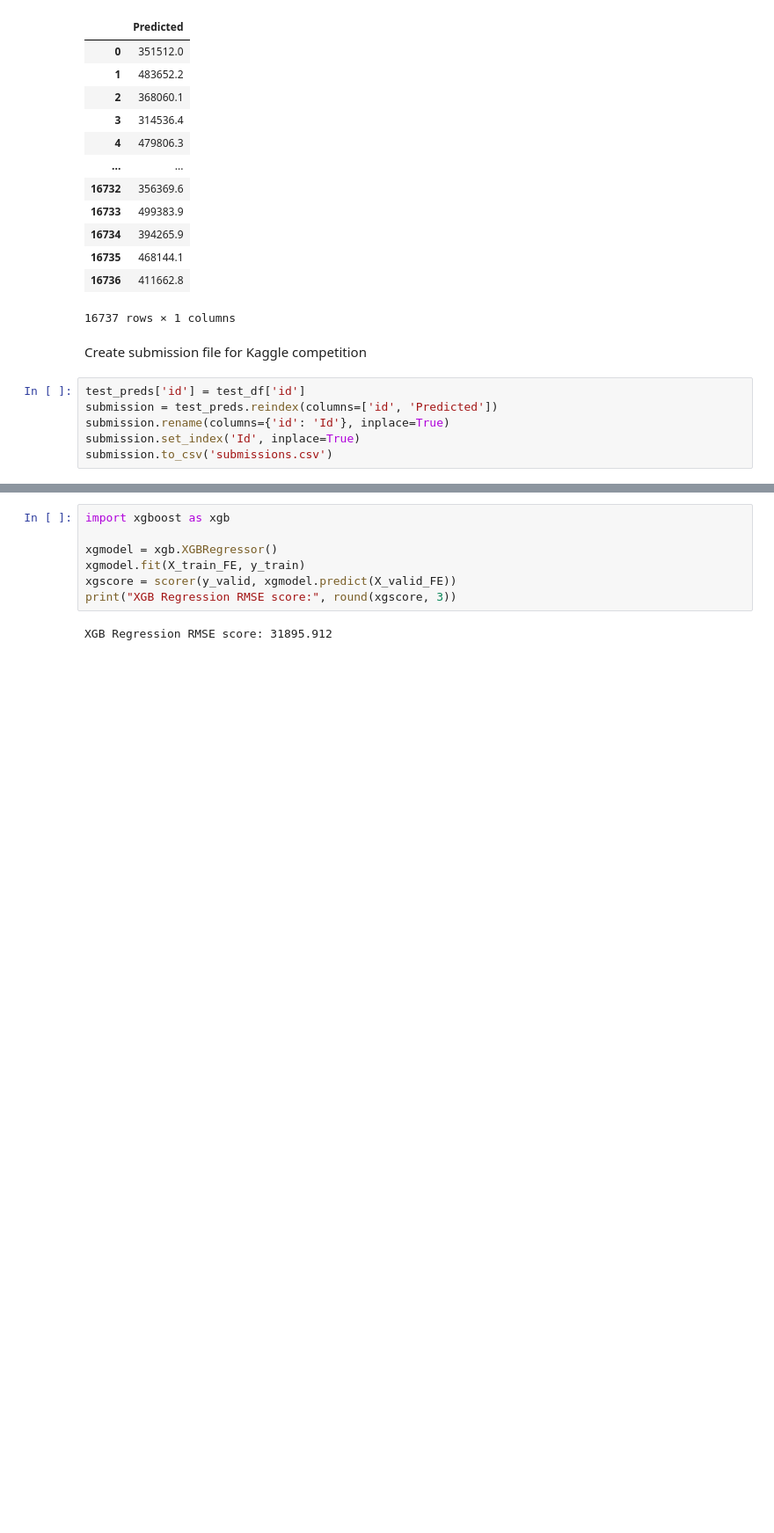
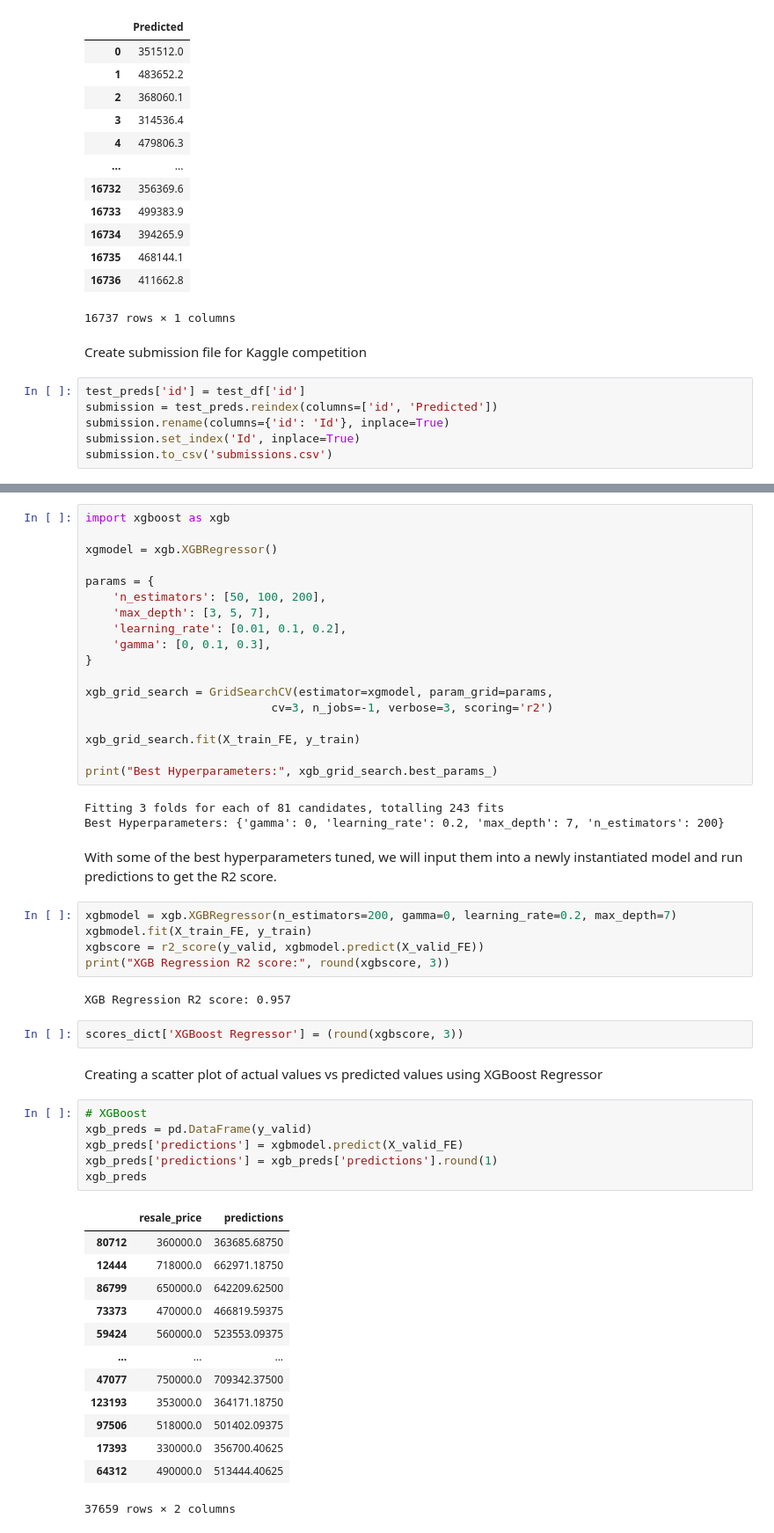
Before and after one commit to qileaf/hdb_predictions, a Jupyter notebook: Project_2_HDB_Regression.ipynb, the cells around one changed output, grey strips where cells are left out. Shown at 88% size. Drawn from its saved outputs; the diff is of its cells as text; blank space fills up the shorter version.

```diff
--- a/Project_2_HDB_Regression.ipynb
+++ b/Project_2_HDB_Regression.ipynb
@@ -911,9 +926,54 @@ Using XGBoost's Regressor model, even before hyperparameter tunings, the results
+# %%
+import xgboost as xgb
+
+xgmodel = xgb.XGBRegressor()
+
+params = {
+    'n_estimators': [50, 100, 200],
+    'max_depth': [3, 5, 7],
+    'learning_rate': [0.01, 0.1, 0.2],
+    'gamma': [0, 0.1, 0.3],
+}
+
+xgb_grid_search = GridSearchCV(estimator=xgmodel, param_grid=params,
+                           cv=3, n_jobs=-1, verbose=3, scoring='r2')
+
+xgb_grid_search.fit(X_train_FE, y_train)
+
+print("Best Hyperparameters:", xgb_grid_search.best_params_)
+# %% [output]
+Fitting 3 folds for each of 81 candidates, totalling 243 fits
+Best Hyperparameters: {'gamma': 0, 'learning_rate': 0.2, 'max_depth': 7, 'n_estimators': 200}
+# %% [markdown]
+With some of the best hyperparameters tuned, we will input them into a newly instantiated model and run predictions to get the R2 score.
 # %%
-import xgboost as xgb
-
-xgmodel = xgb.XGBRegressor()
-xgmodel.fit(X_train_FE, y_train)
-xgscore = scorer(y_valid, xgmodel.predict(X_valid_FE))
-print("XGB Regression RMSE score:", round(xgscore, 3))
+xgbmodel = xgb.XGBRegressor(n_estimators=200, gamma=0, learning_rate=0.2, max_depth=7)
+xgbmodel.fit(X_train_FE, y_train)
+xgbscore = r2_score(y_valid, xgbmodel.predict(X_valid_FE))
+print("XGB Regression R2 score:", round(xgbscore, 3))
 # %% [output]
-XGB Regression RMSE score: 31895.912
+XGB Regression R2 score: 0.957
+# %%
+scores_dict['XGBoost Regressor'] = (round(xgbscore, 3))
+# %% [markdown]
+Creating a scatter plot of actual values vs predicted values using XGBoost Regressor
+# %%
+# XGBoost
+xgb_preds = pd.DataFrame(y_valid)
+xgb_preds['predictions'] = xgbmodel.predict(X_valid_FE)
+xgb_preds['predictions'] = xgb_preds['predictions'].round(1)
+xgb_preds
+# %% [output]
+|  | resale_price | predictions |
+| 80712 | 360000.0 | 363685.68750 |
+| 12444 | 718000.0 | 662971.18750 |
+| 86799 | 650000.0 | 642209.62500 |
+| 73373 | 470000.0 | 466819.59375 |
+| 59424 | 560000.0 | 523553.09375 |
+| ... | ... | ... |
+| 47077 | 750000.0 | 709342.37500 |
+| 123193 | 353000.0 | 364171.18750 |
+| 97506 | 518000.0 | 501402.09375 |
+| 17393 | 330000.0 | 356700.40625 |
+| 64312 | 490000.0 | 513444.40625 |
+37659 rows × 2 columns
```
Also changed, not shown: parts of 21 cells of this notebook.
